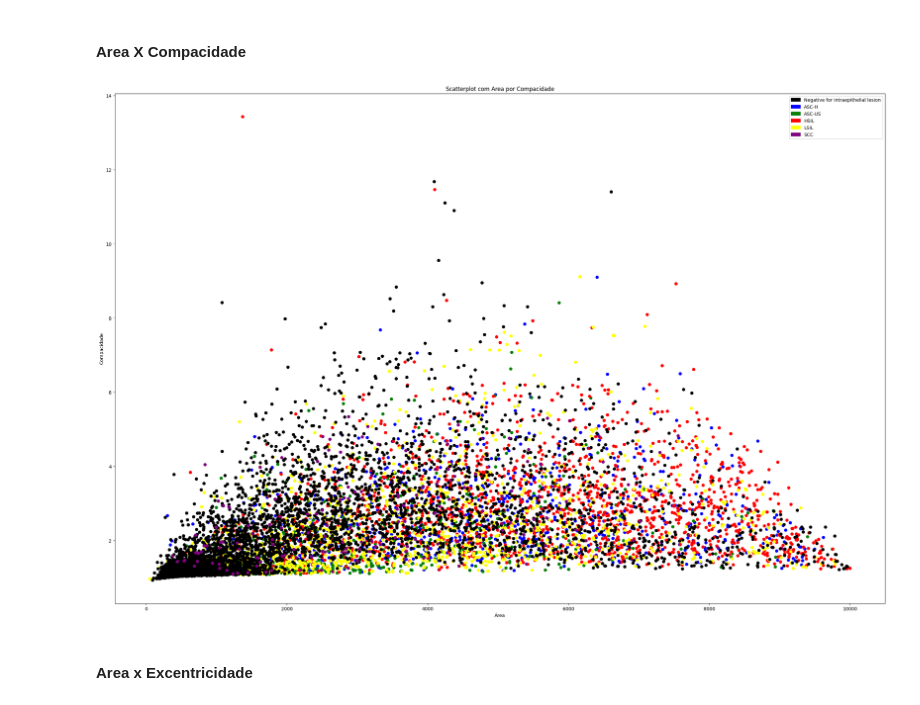
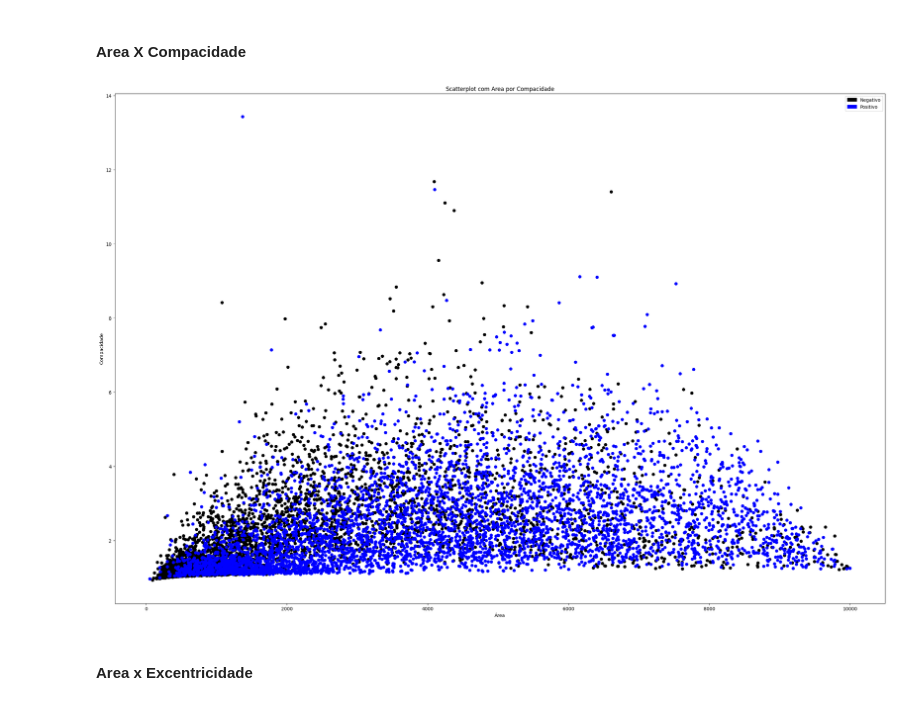
Before and after one commit to viniciushgiovanini/pai-papanicolau, a Jupyter notebook: src/AI/processamento_testes_part2.ipynb, the cells around one changed output. Saved outputs shown, nothing was run; the diff lists cells and outputs as text; code cells hidden in the pictures.

```diff
--- a/src/AI/processamento_testes_part2.ipynb
+++ b/src/AI/processamento_testes_part2.ipynb
@@ -134,34 +136,36 @@ df = pd.read_csv("csv_pt2.csv")
 # %% [markdown]
 #### Area X Compacidade
 # %%
-df = pd.read_csv('csv_pt2.csv')
+df = pd.read_csv('csv_pt2_binario.csv')
+# df = pd.read_csv('csv_pt2_categorical.csv')
 
-cores = {'Negative for intraepithelial lesion': 'black', 'ASC-H': 'blue', "ASC-US":"green", 'HSIL': 'red', 'LSIL': 'yellow','SCC': 'purple',}
+# cores = {'Negative for intraepithelial lesion': 'black', 'ASC-H': 'blue', "ASC-US":"green", 'HSIL': 'red', 'LSIL': 'yellow','SCC': 'purple',}
+cores = {'Negativo': 'black', 'Positivo': 'blue'}
 
 # Adicionar uma coluna 'Cor' com as cores correspondentes às classes
 df['Cor'] = df['label'].map(cores)
 plt.figure(figsize=(30, 20))
 
 # Plotar o scatterplot
 plt.scatter(df['area'], df['compacidade'], c=df['Cor'], label=df['label'])
 
 # Tamanho da Figura
 
 # Adicionar rótulos e título
 plt.xlabel('Área')
 plt.ylabel('Compacidade')
 plt.title('Scatterplot com Area por Compacidade')
 
 # Criando patches das legendas
 patches = [mpatches.Patch(color=color, label=label) for label, color in cores.items()]
 
 # Adicionar uma legenda
 plt.legend(handles=patches)
 
 # Exibir o gráfico
 plt.show()
 # %% [output]
-[figure, old version]
+[figure, new version]
 # %% [markdown]
 #### Area x Excentricidade
 # %%
```
Also changed, not shown: parts of 8 cells of this notebook, 1 other file.
